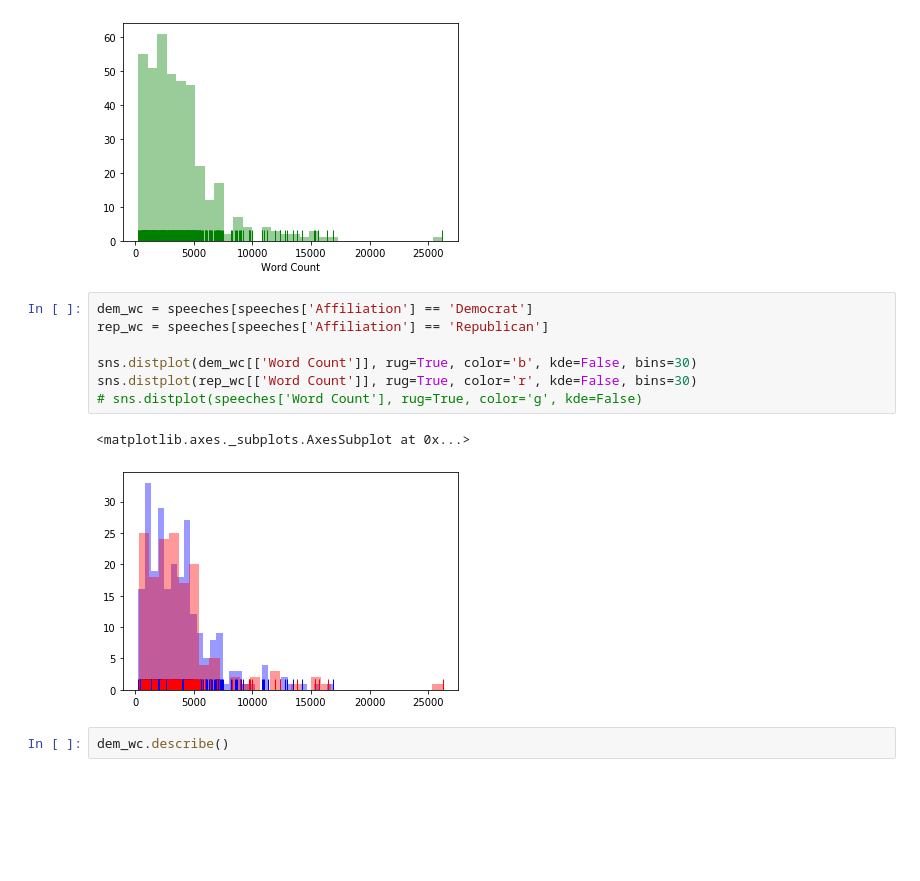
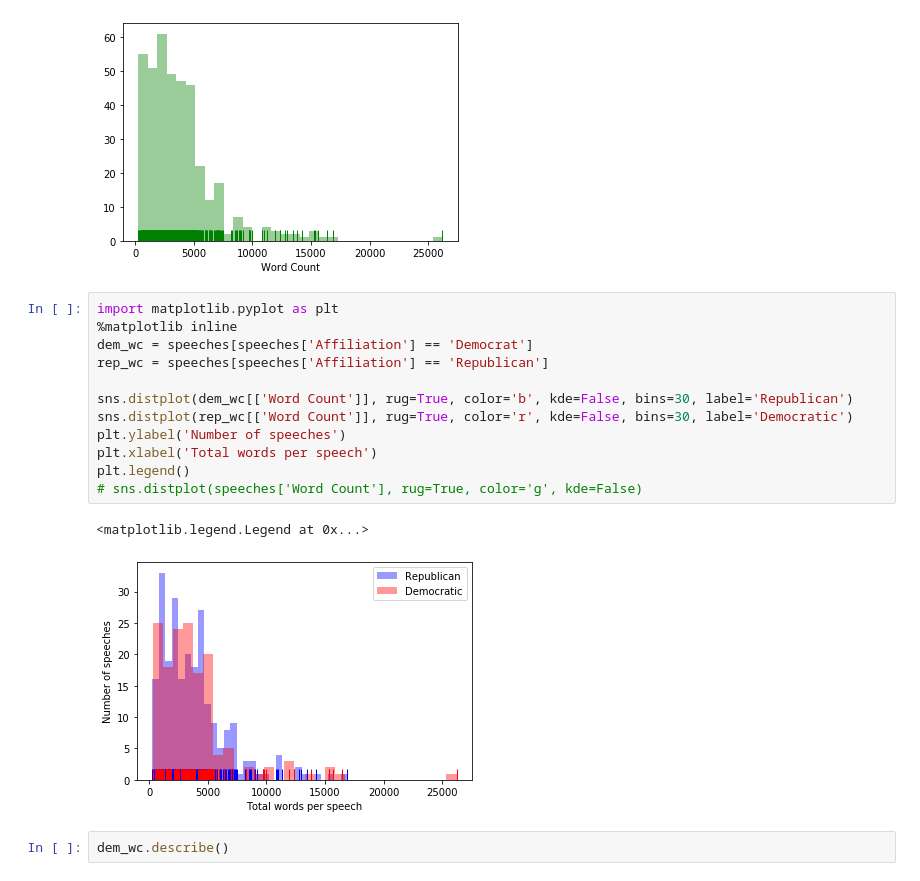
Before and after one commit to JoseMMontoro/nlp_political_speeches, a Jupyter notebook: EDA/EDA_millscenter_speeches.ipynb, the cells around one changed output. Saved outputs shown, nothing was run; the diff lists cells and outputs as text; blank space fills up the shorter version.

```diff
--- a/EDA/EDA_millscenter_speeches.ipynb
+++ b/EDA/EDA_millscenter_speeches.ipynb
@@ -63,15 +63,20 @@ _ = sns.distplot(speeches['Word Count'], rug=True, kde=False, color='g')
 # %% [output]
 [figure]
 # %%
+import matplotlib.pyplot as plt
+%matplotlib inline
 dem_wc = speeches[speeches['Affiliation'] == 'Democrat']
 rep_wc = speeches[speeches['Affiliation'] == 'Republican']
 
-sns.distplot(dem_wc[['Word Count']], rug=True, color='b', kde=False, bins=30)
-sns.distplot(rep_wc[['Word Count']], rug=True, color='r', kde=False, bins=30)
+sns.distplot(dem_wc[['Word Count']], rug=True, color='b', kde=False, bins=30, label='Republican')
+sns.distplot(rep_wc[['Word Count']], rug=True, color='r', kde=False, bins=30, label='Democratic')
+plt.ylabel('Number of speeches')
+plt.xlabel('Total words per speech')
+plt.legend()
 # sns.distplot(speeches['Word Count'], rug=True, color='g', kde=False)
 # %% [output]
-<matplotlib.axes._subplots.AxesSubplot at 0x...>
+<matplotlib.legend.Legend at 0x...>
-[figure, old version]
+[figure, new version]
 # %%
 dem_wc.describe()
 # %% [output]
```
Also changed, not shown: parts of 3 cells of this notebook, 7 other files.
